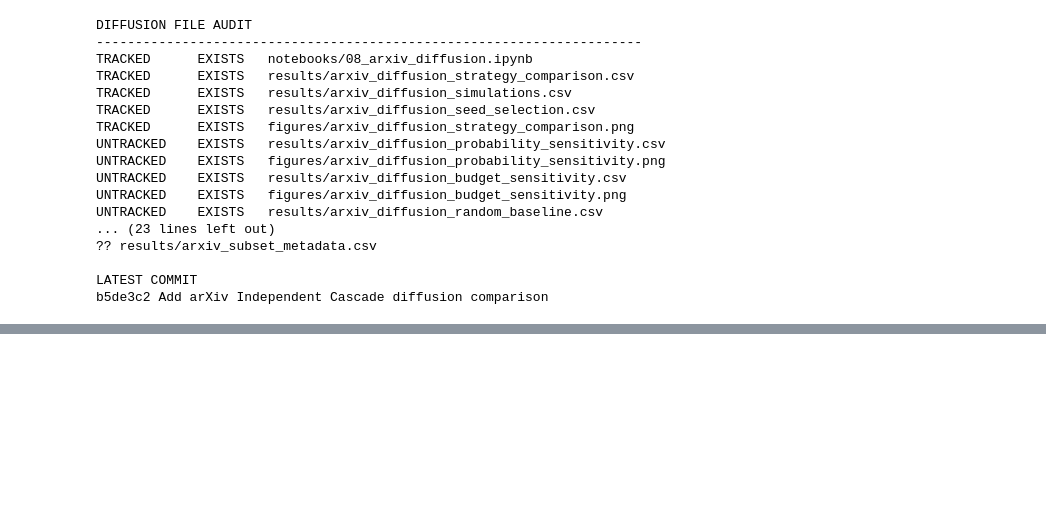
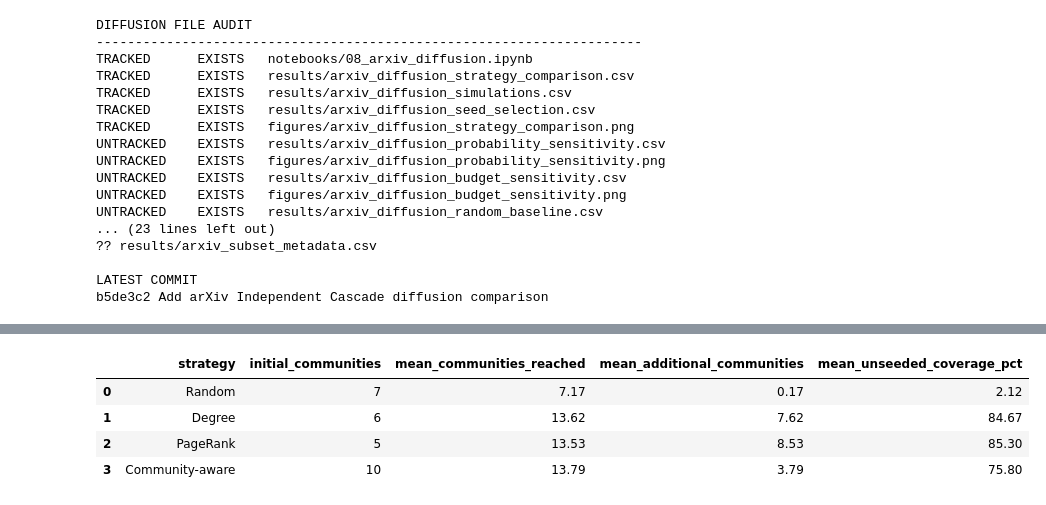
Before and after one commit to Sav-lets/cos802-network-analysis, a Jupyter notebook: notebooks/08_arxiv_diffusion.ipynb, the cells around one changed output, grey strips where cells are left out. Cells and saved outputs as stored; diff of their text form; code cells hidden in the pictures; blank space fills up the shorter version.

```diff
--- a/notebooks/08_arxiv_diffusion.ipynb
+++ b/notebooks/08_arxiv_diffusion.ipynb
@@ -1871,0 +2426,75 @@ b5de3c2 Add arXiv Independent Cascade diffusion comparison
+# %%
+
+# Step 8.1F — Community expansion beyond initial seed coverage
+
+total_communities = membership_df["louvain_community"].nunique()
+
+expansion_records = []
+
+for strategy, group in community_diffusion_df.groupby(
+    "strategy", sort=False
+):
+    seeds = seed_strategies[strategy]
+
+    initial_communities = len({
+        node_to_community[node]
+        for node in seeds
+    })
+
+    unseeded_communities = total_communities - initial_communities
+
+    for _, row in group.iterrows():
+        additional_communities = (
+            row["communities_reached"] - initial_communities
+        )
+
+        expansion_records.append({
+            "strategy": strategy,
+            "simulation_id": row["simulation_id"],
+            "initial_communities": initial_communities,
+            "communities_reached": row["communities_reached"],
+            "additional_communities": additional_communities,
+            "unseeded_communities": unseeded_communities,
+            "unseeded_coverage_pct": (
+                100 * additional_communities / unseeded_communities
+                if unseeded_communities > 0 else 0
+            )
+        })
+
+community_expansion_df = pd.DataFrame(expansion_records)
+
+community_expansion_summary = (
+    community_expansion_df
+    .groupby("strategy", sort=False)
+    .agg(
+        initial_communities=("initial_communities", "first"),
+        mean_communities_reached=("communities_reached", "mean"),
+        mean_additional_communities=("additional_communities", "mean"),
+        mean_unseeded_coverage_pct=("unseeded_coverage_pct", "mean")
+    )
+    .reset_index()
+)
+
+assert (community_expansion_df["additional_communities"] >= 0).all()
+assert (community_expansion_df["additional_communities"] <=
+        community_expansion_df["unseeded_communities"]).all()
+
+print("COMMUNITY EXPANSION RESULTS")
+print("-" * 65)
+
+display(community_expansion_summary.round(2))
+
+community_expansion_df.to_csv(
+    project_root / "results" /
+    "arxiv_community_expansion_simulations.csv",
+    index=False
+)
+
+community_expansion_summary.to_csv(
+    project_root / "results" /
+    "arxiv_community_expansion_summary.csv",
+    index=False
+)
+
+print("\nCommunity expansion results saved successfully.")
+# %% [output]
@@ -1871,0 +2503,5 @@ b5de3c2 Add arXiv Independent Cascade diffusion comparison
+|  | strategy | initial_communities | mean_communities_reached | mean_additional_communities | mean_unseeded_coverage_pct |
+| 0 | Random | 7 | 7.17 | 0.17 | 2.12 |
+| 1 | Degree | 6 | 13.62 | 7.62 | 84.67 |
+| 2 | PageRank | 5 | 13.53 | 8.53 | 85.30 |
+| 3 | Community-aware | 10 | 13.79 | 3.79 | 75.80 |
```
Also changed, not shown: parts of 12 cells of this notebook, 6 other files.
